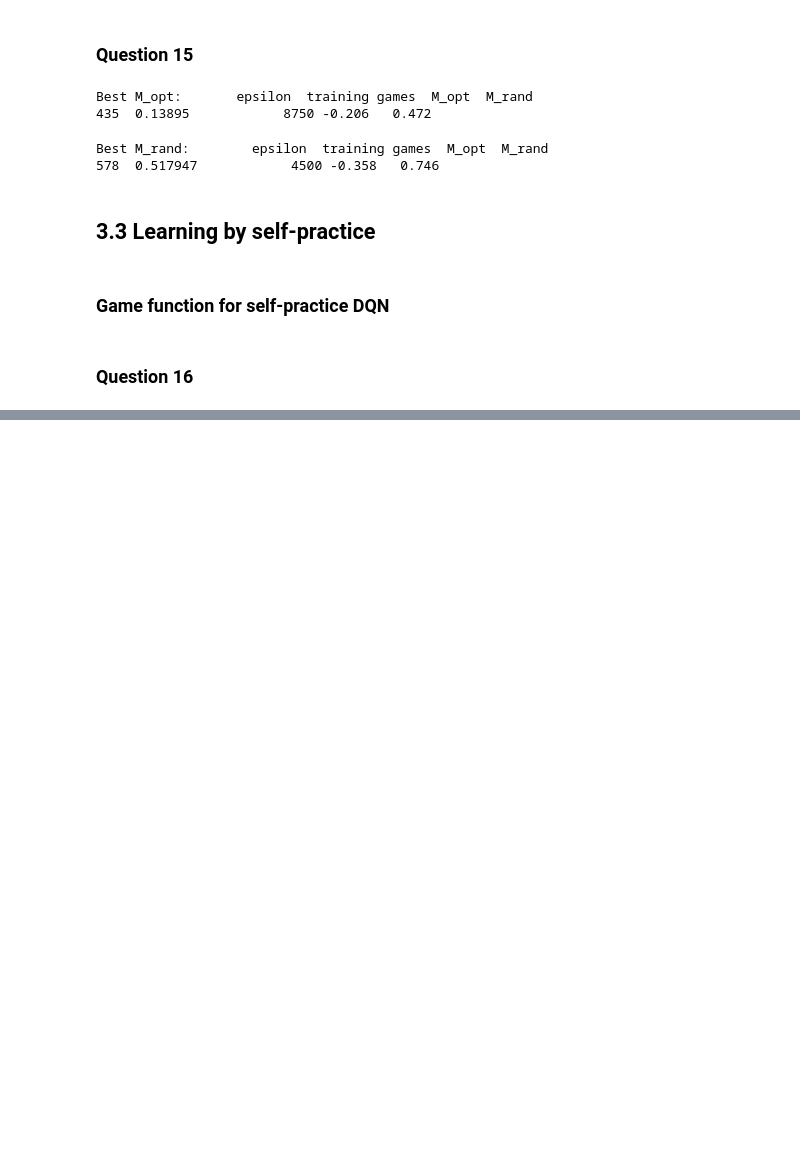
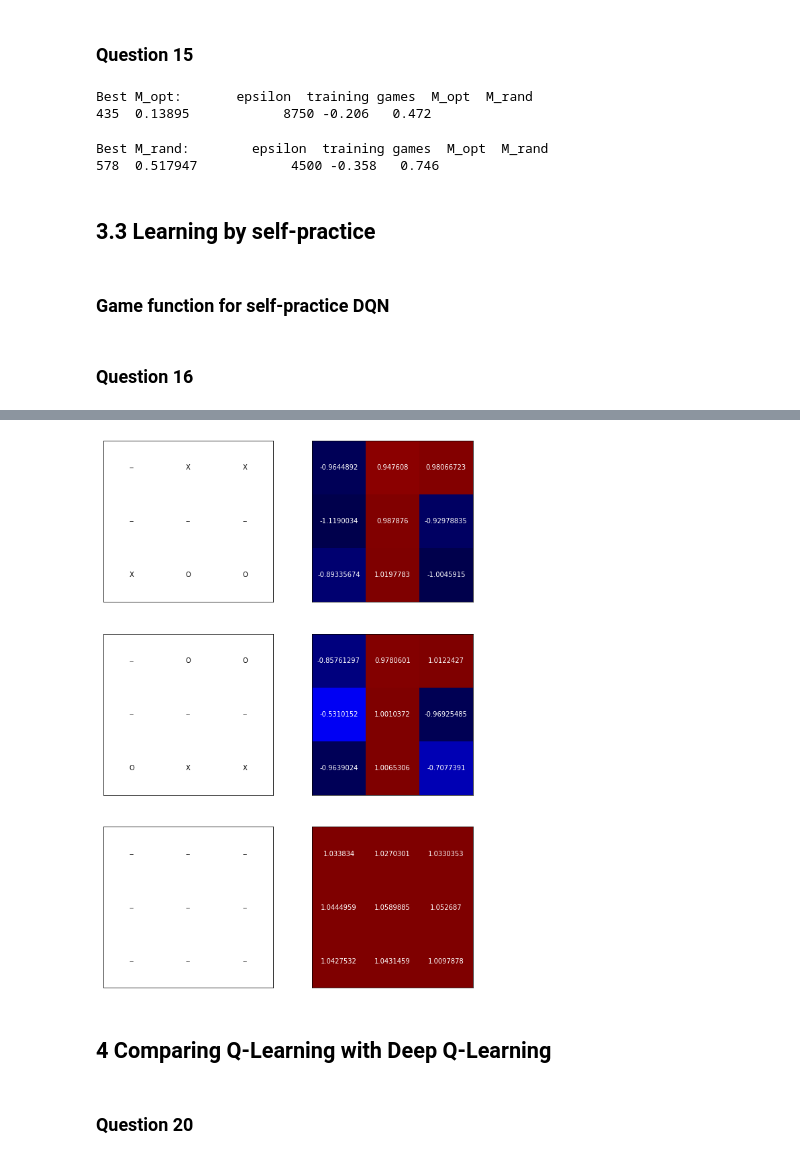
Before and after one commit to dauvillc/qlearning_tictactoe, a Jupyter notebook: answers.ipynb, the cells around one changed output, grey strips where cells are left out. Saved outputs shown, nothing was run; the diff lists cells and outputs as text; code cells hidden in the pictures; blank space fills up the shorter version.

```diff
--- a/answers.ipynb
+++ b/answers.ipynb
@@ -1121,0 +1177,3 @@ plt.show()
+# %%
+best_nstar_selfpractice = 10
+best_dqn_agent_sp = dqn_agents_sp[best_nstar_selfpractice]
@@ -1121,0 +1182,44 @@ plt.show()
+# %%
+choices = [
+    np.array([[1, 0, 0],
+              [-1, 0, 1],
+              [-1, 0, 1]]),
+    np.array([[-1, 0, 0],
+              [1, 0, -1],
+              [1, 0, -1]]),
+    np.zeros((3, 3))
+]
+choices = [arr.astype(int) for arr in choices]
+
+players = ['X', 'X', 'X']
+# %%
+fig, ax = plt.subplots(nrows=3, ncols=2, figsize=(10, 15))
+env = TictactoeEnv()
+cmap_norm = Normalize(vmin=-1, vmax=1)
+val2player = ['--', 'X', 'O']
+
+for k, (choice, player) in enumerate(zip(choices, players)):
+    # For each choice, compute the qvalues
+    state = grid_to_tensor(choice, 'X', env)
+    qvalues = best_dqn_agent_sp.get_qvalues(state).reshape((3, 3))
+    ax[k, 1].imshow(qvalues, cmap="seismic", norm=cmap_norm)
+
+    for pos in range(9):
+        i, j = pos // 3, pos % 3
+        # Displays the Qvalues for the given position
+        ax[k, 1].text(j, i, str(qvalues[i, j]), ha='center',va='center', color="white")
+        ax[k, 1].set_xticks([])
+        ax[k, 1].set_yticks([])
+
+        # Draws the position
+        ax[k, 0].text(i, j, val2player[choice[i, j]], ha='center', va='center')
+        ax[k, 0].set_ylim((-0.5, 2.5))
+        ax[k, 0].set_xlim((-0.5, 2.5))
+        ax[k, 0].set_xticks([])
+        ax[k, 0].set_yticks([])
+# %% [output]
+[figure, added]
+# %% [markdown]
+## 4 Comparing Q-Learning with Deep Q-Learning
+# %% [markdown]
+### Question 20
```
Also changed, not shown: parts of 12 cells of this notebook, 1 other file.
